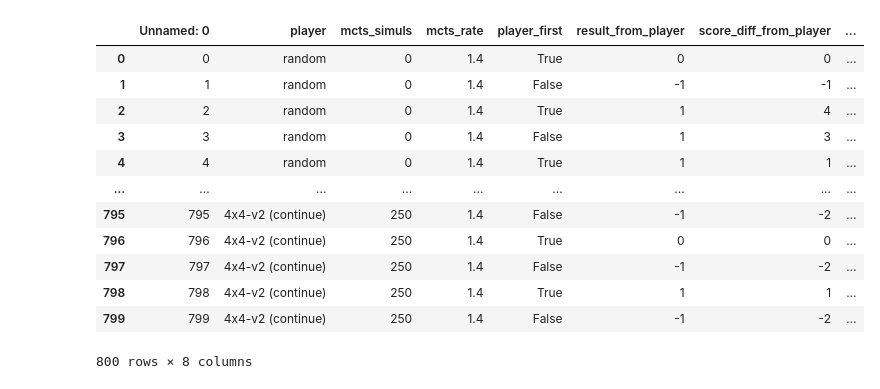
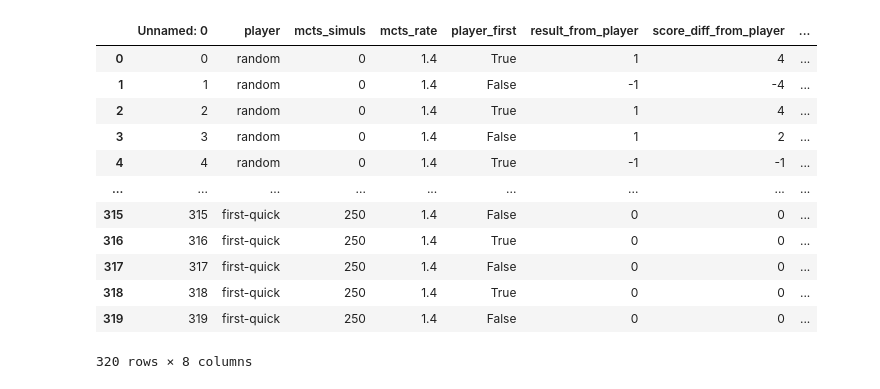
Before and after one commit to balgot/rl-games, a Jupyter notebook: alpha_zero/analysis.ipynb, the cells around one changed output. Cells and saved outputs as stored; diff of their text form; code cells hidden in the pictures.

```diff
--- a/alpha_zero/analysis.ipynb
+++ b/alpha_zero/analysis.ipynb
@@ -1,23 +1,23 @@
 # %%
 import pandas as pd
 import matplotlib.pyplot as plt
 
-df = pd.read_csv("evaluation.csv")
+df = pd.read_csv("../evaluation.csv")
 df
 # %% [output]
 |  | Unnamed: 0 | player | mcts_simuls | mcts_rate | player_first | result_from_player | score_diff_from_player | ... |
-| 0 | 0 | random | 0 | 1.4 | True | 0 | 0 | ... |
-| 1 | 1 | random | 0 | 1.4 | False | -1 | -1 | ... |
+| 0 | 0 | random | 0 | 1.4 | True | 1 | 4 | ... |
+| 1 | 1 | random | 0 | 1.4 | False | -1 | -4 | ... |
 | 2 | 2 | random | 0 | 1.4 | True | 1 | 4 | ... |
-| 3 | 3 | random | 0 | 1.4 | False | 1 | 3 | ... |
-| 4 | 4 | random | 0 | 1.4 | True | 1 | 1 | ... |
+| 3 | 3 | random | 0 | 1.4 | False | 1 | 2 | ... |
+| 4 | 4 | random | 0 | 1.4 | True | -1 | -1 | ... |
 | ... | ... | ... | ... | ... | ... | ... | ... | ... |
-| 795 | 795 | 4x4-v2 (continue) | 250 | 1.4 | False | -1 | -2 | ... |
-| 796 | 796 | 4x4-v2 (continue) | 250 | 1.4 | True | 0 | 0 | ... |
-| 797 | 797 | 4x4-v2 (continue) | 250 | 1.4 | False | -1 | -2 | ... |
-| 798 | 798 | 4x4-v2 (continue) | 250 | 1.4 | True | 1 | 1 | ... |
-| 799 | 799 | 4x4-v2 (continue) | 250 | 1.4 | False | -1 | -2 | ... |
+| 315 | 315 | first-quick | 250 | 1.4 | False | 0 | 0 | ... |
+| 316 | 316 | first-quick | 250 | 1.4 | True | 0 | 0 | ... |
+| 317 | 317 | first-quick | 250 | 1.4 | False | 0 | 0 | ... |
+| 318 | 318 | first-quick | 250 | 1.4 | True | 0 | 0 | ... |
+| 319 | 319 | first-quick | 250 | 1.4 | False | 0 | 0 | ... |
-800 rows × 8 columns
+320 rows × 8 columns
 # %%
 grouped = df.groupby(['player', 'mcts_simuls'])['result_from_player'].agg(['mean', 'std'])
 
```
Also changed, not shown: parts of 2 cells of this notebook, 11 other files.
